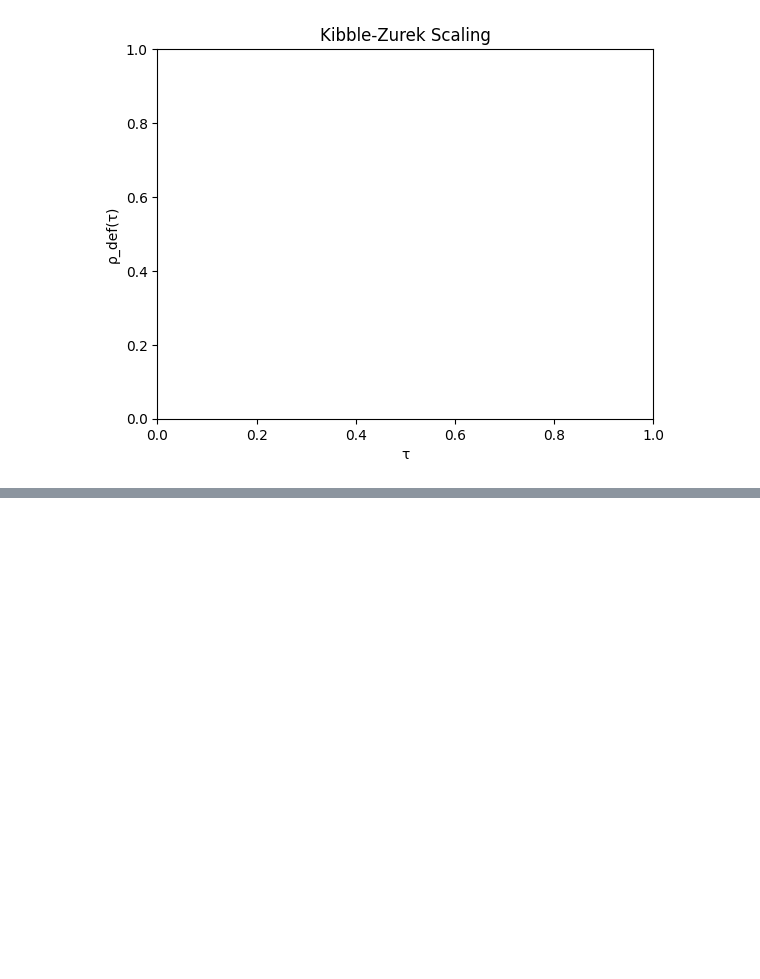
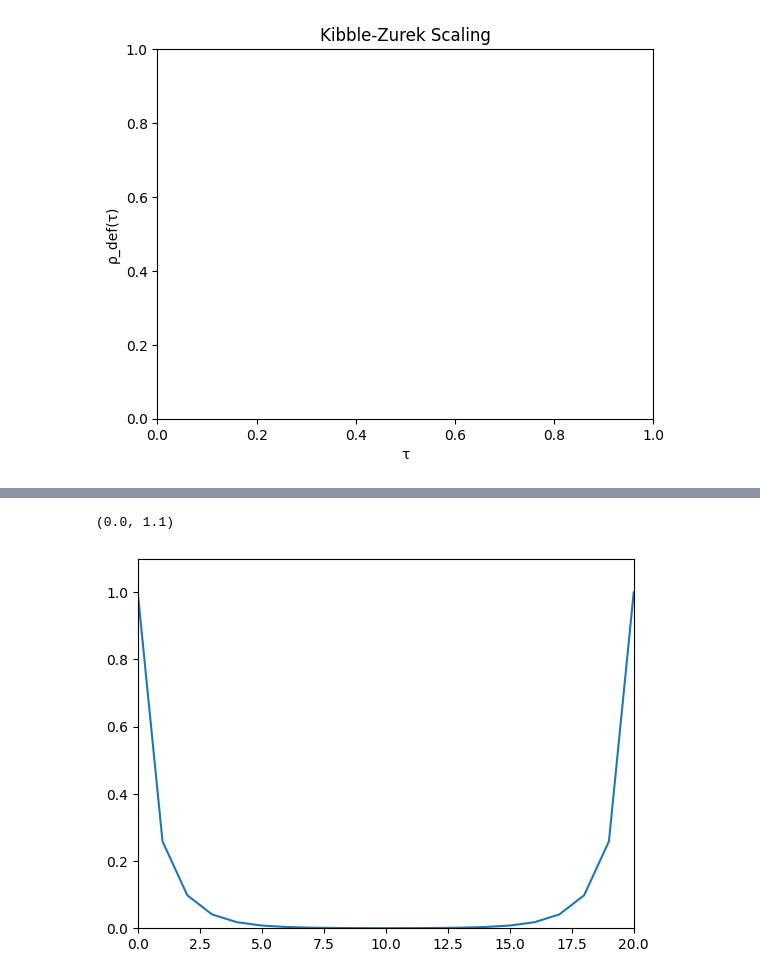
Before and after one commit to KristianMunnikhuis/subsystem_loschmidt_echo, a Jupyter notebook: scripts/mutual_info/exact_diag/SingleParticleSector.ipynb, the cells around one changed output, grey strips where cells are left out. Cells and saved outputs as stored; diff of their text form; code cells hidden in the pictures; blank space fills up the shorter version.

```diff
--- a/scripts/mutual_info/exact_diag/SingleParticleSector.ipynb
+++ b/scripts/mutual_info/exact_diag/SingleParticleSector.ipynb
@@ -746,0 +800,7 @@ array([0.4472136 , 0.31622777, 0.2236068 , 0.15811388, 0.1118034 ,
+# %%
+plt.plot(n,dat)
+plt.xlim(n[0],n[-1])
+plt.ylim(0,1.1)
+# %% [output]
+(0.0, 1.1)
+[figure, added]
```
Also changed, not shown: parts of 22 cells of this notebook.
